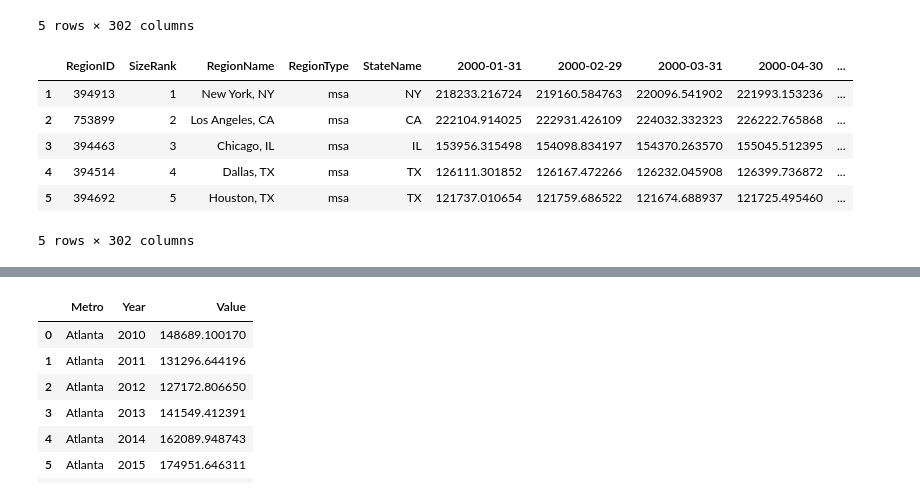
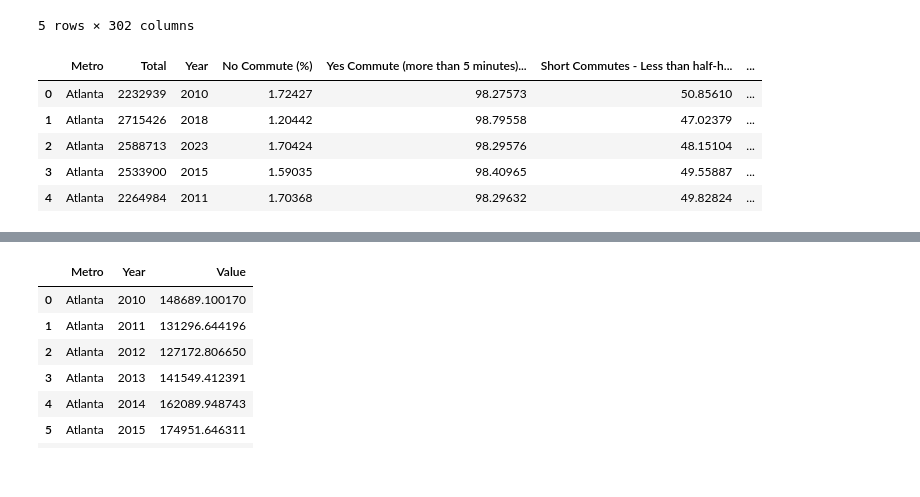
Before and after one commit to tsjohns9/ai-project-2, a Jupyter notebook: House_Prices.ipynb, the cells around one changed output, grey strips where cells are left out. Cells and saved outputs as stored; diff of their text form; code cells hidden in the pictures.

```diff
--- a/House_Prices.ipynb
+++ b/House_Prices.ipynb
@@ -24,19 +24,34 @@ home_prices_df.head()
 | 4 | 394514 | 4 | Dallas, TX | msa | TX | 126111.301852 | 126167.472266 | 126232.045908 | 126399.736872 | ... |
 5 rows × 302 columns
 # %%
-commute_df = pd.read_csv("Commute_Time_By_Top_25_Metro_Area_All_Years_Five_Buckets_Percentage.csv")
+commute_df_original = pd.read_csv("Final_Commute_Time.csv")
+commute_df_original['Year'] = commute_df_original['Year'].astype(int)
+
 # Drop rows in the home_prices_df where "Metro" doesn't match with any city in "Metro" column of commute_df
-filtered_home_prices_df = home_prices_df[home_prices_df["Metro"].isin(commute_df["Metro"])]
+filtered_home_prices_df = home_prices_df[home_prices_df["Metro"].isin(commute_df_original["Metro"])]
+
+commute_df = commute_df_original[
+    [
+        "Metro",
+        "Total",
+        "Year",
+        "No Commute (%)",
+        "Yes Commute (more than 5 minutes) (%)",
+        "Short Commutes - Less than half-hour (%)",
+        "Medium Commutes - Half-hour to one hour (%)",
+        "Long Commutes - More than one hour (%)"
+    ]
+]
+
 # Display the filtered DataFrame to verify the rows have been dropped correctly
-filtered_home_prices_df.head()
+commute_df.head()
 # %% [output]
-|  | RegionID | SizeRank | RegionName | RegionType | StateName | 2000-01-31 | 2000-02-29 | 2000-03-31 | 2000-04-30 | ... |
-| 1 | 394913 | 1 | New York, NY | msa | NY | 218233.216724 | 219160.584763 | 220096.541902 | 221993.153236 | ... |
-| 2 | 753899 | 2 | Los Angeles, CA | msa | CA | 222104.914025 | 222931.426109 | 224032.332323 | 226222.765868 | ... |
-| 3 | 394463 | 3 | Chicago, IL | msa | IL | 153956.315498 | 154098.834197 | 154370.263570 | 155045.512395 | ... |
-| 4 | 394514 | 4 | Dallas, TX | msa | TX | 126111.301852 | 126167.472266 | 126232.045908 | 126399.736872 | ... |
-| 5 | 394692 | 5 | Houston, TX | msa | TX | 121737.010654 | 121759.686522 | 121674.688937 | 121725.495460 | ... |
+|  | Metro | Total | Year | No Commute (%) | Yes Commute (more than 5 minutes)... | Short Commutes - Less than half-h... | ... |
+| 0 | Atlanta | 2232939 | 2010 | 1.72427 | 98.27573 | 50.85610 | ... |
+| 1 | Atlanta | 2715426 | 2018 | 1.20442 | 98.79558 | 47.02379 | ... |
+| 2 | Atlanta | 2588713 | 2023 | 1.70424 | 98.29576 | 48.15104 | ... |
+| 3 | Atlanta | 2533900 | 2015 | 1.59035 | 98.40965 | 49.55887 | ... |
+| 4 | Atlanta | 2264984 | 2011 | 1.70368 | 98.29632 | 49.82824 | ... |
-5 rows × 302 columns
 # %%
 # Step 1: Identify columns that contain date information
 date_columns = filtered_home_prices_df.filter(regex=r'^\d{4}-\d{2}-\d{2}$').columns
```
Also changed, not shown: parts of 4 cells of this notebook, 12 other files.
